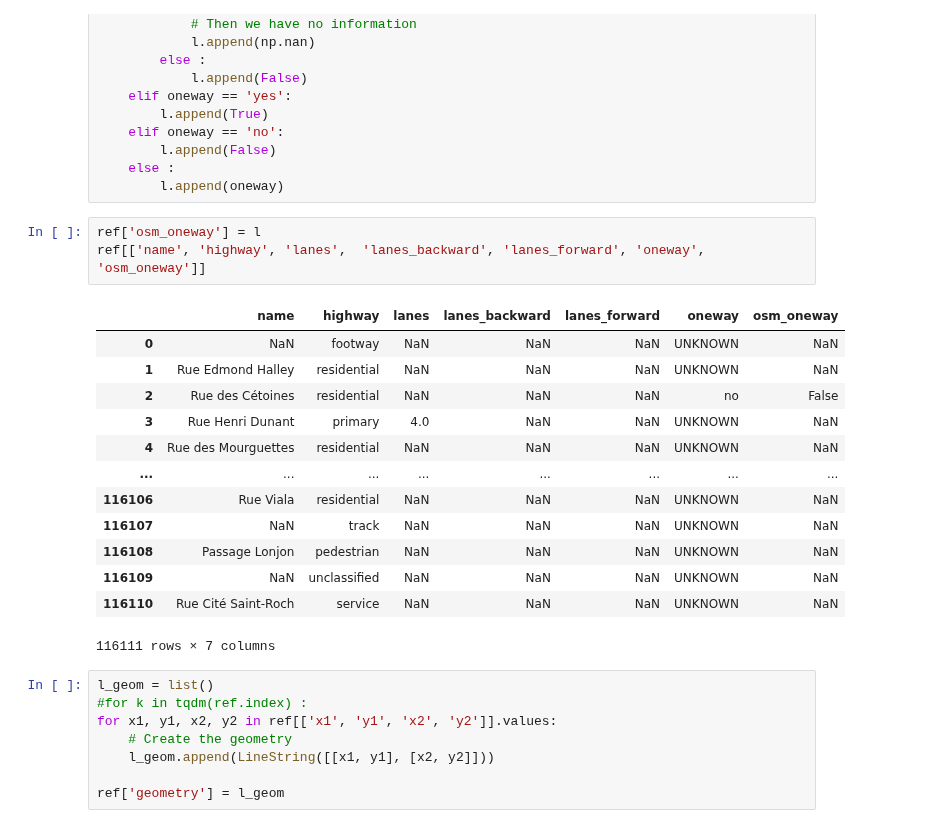
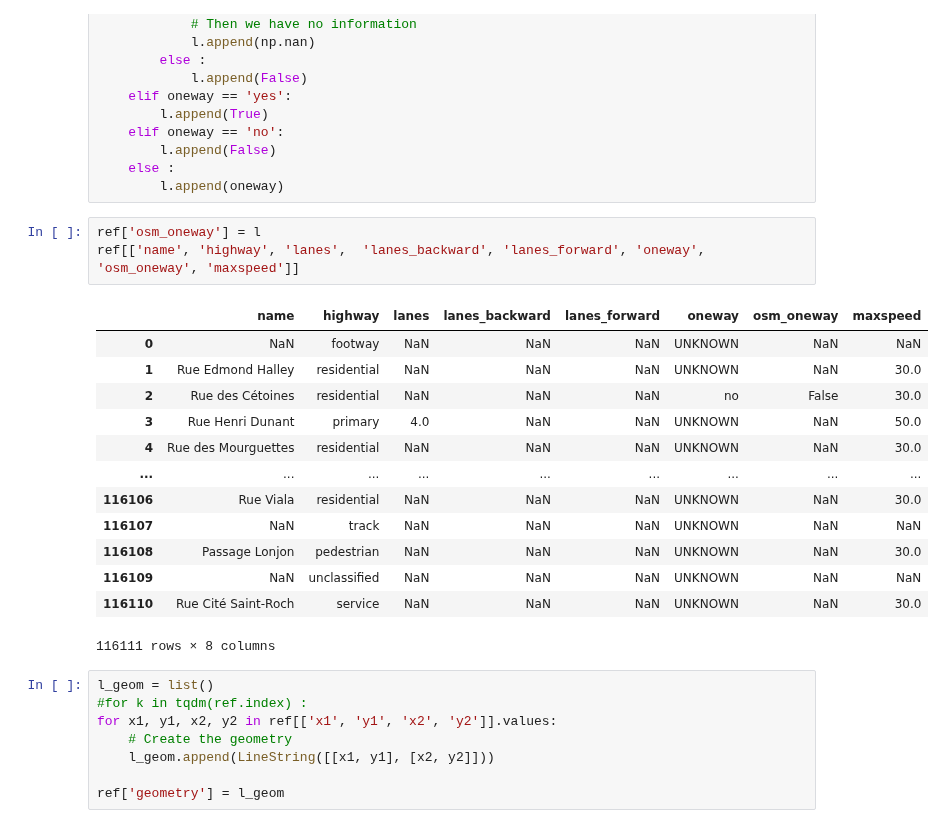
Before and after one commit to XavB64/traffic-volume-data-EU-cities, a Jupyter notebook: France/Montpellier/montpellier.ipynb, the cells around one changed output. Drawn from its saved outputs; the diff is of its cells as text.

```diff
--- a/France/Montpellier/montpellier.ipynb
+++ b/France/Montpellier/montpellier.ipynb
@@ -360,21 +360,21 @@ for k in tqdm(ref.index):
         l.append(oneway)
 # %%
 ref['osm_oneway'] = l
-ref[['name', 'highway', 'lanes',  'lanes_backward', 'lanes_forward', 'oneway', 'osm_oneway']]
+ref[['name', 'highway', 'lanes',  'lanes_backward', 'lanes_forward', 'oneway', 'osm_oneway', 'maxspeed']]
 # %% [output]
-|  | name | highway | lanes | lanes_backward | lanes_forward | oneway | osm_oneway |
-| 0 | NaN | footway | NaN | NaN | NaN | UNKNOWN | NaN |
-| 1 | Rue Edmond Halley | residential | NaN | NaN | NaN | UNKNOWN | NaN |
-| 2 | Rue des Cétoines | residential | NaN | NaN | NaN | no | False |
-| 3 | Rue Henri Dunant | primary | 4.0 | NaN | NaN | UNKNOWN | NaN |
-| 4 | Rue des Mourguettes | residential | NaN | NaN | NaN | UNKNOWN | NaN |
-| ... | ... | ... | ... | ... | ... | ... | ... |
-| 116106 | Rue Viala | residential | NaN | NaN | NaN | UNKNOWN | NaN |
-| 116107 | NaN | track | NaN | NaN | NaN | UNKNOWN | NaN |
-| 116108 | Passage Lonjon | pedestrian | NaN | NaN | NaN | UNKNOWN | NaN |
-| 116109 | NaN | unclassified | NaN | NaN | NaN | UNKNOWN | NaN |
-| 116110 | Rue Cité Saint-Roch | service | NaN | NaN | NaN | UNKNOWN | NaN |
+|  | name | highway | lanes | lanes_backward | lanes_forward | oneway | osm_oneway | maxspeed |
+| 0 | NaN | footway | NaN | NaN | NaN | UNKNOWN | NaN | NaN |
+| 1 | Rue Edmond Halley | residential | NaN | NaN | NaN | UNKNOWN | NaN | 30.0 |
+| 2 | Rue des Cétoines | residential | NaN | NaN | NaN | no | False | 30.0 |
+| 3 | Rue Henri Dunant | primary | 4.0 | NaN | NaN | UNKNOWN | NaN | 50.0 |
+| 4 | Rue des Mourguettes | residential | NaN | NaN | NaN | UNKNOWN | NaN | 30.0 |
+| ... | ... | ... | ... | ... | ... | ... | ... | ... |
+| 116106 | Rue Viala | residential | NaN | NaN | NaN | UNKNOWN | NaN | 30.0 |
+| 116107 | NaN | track | NaN | NaN | NaN | UNKNOWN | NaN | NaN |
+| 116108 | Passage Lonjon | pedestrian | NaN | NaN | NaN | UNKNOWN | NaN | 30.0 |
+| 116109 | NaN | unclassified | NaN | NaN | NaN | UNKNOWN | NaN | NaN |
+| 116110 | Rue Cité Saint-Roch | service | NaN | NaN | NaN | UNKNOWN | NaN | 30.0 |
-116111 rows × 7 columns
+116111 rows × 8 columns
 # %%
 l_geom = list()
 #for k in tqdm(ref.index) :
```
Also changed, not shown: parts of 11 cells of this notebook, 10 other files.
